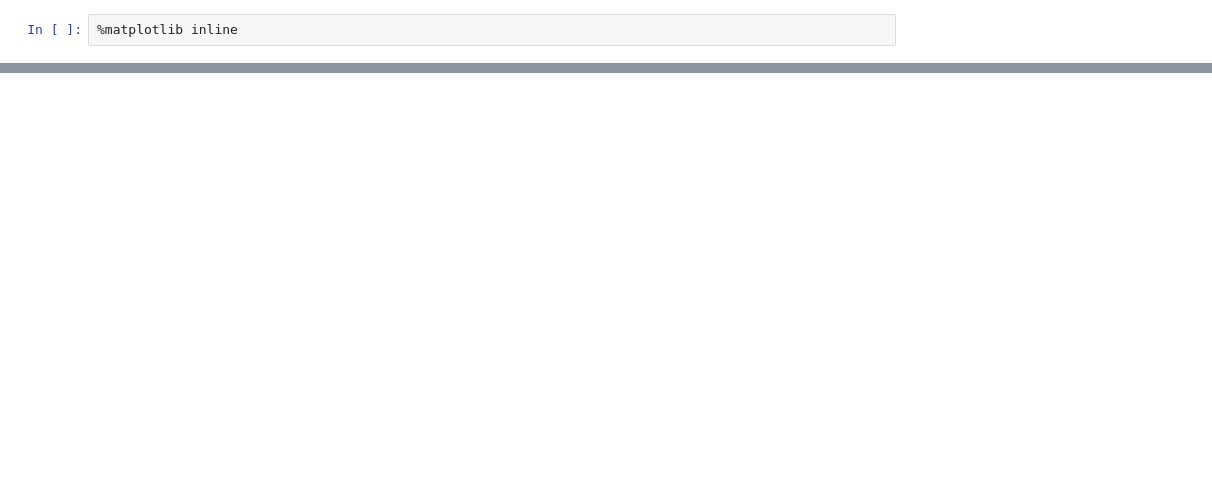
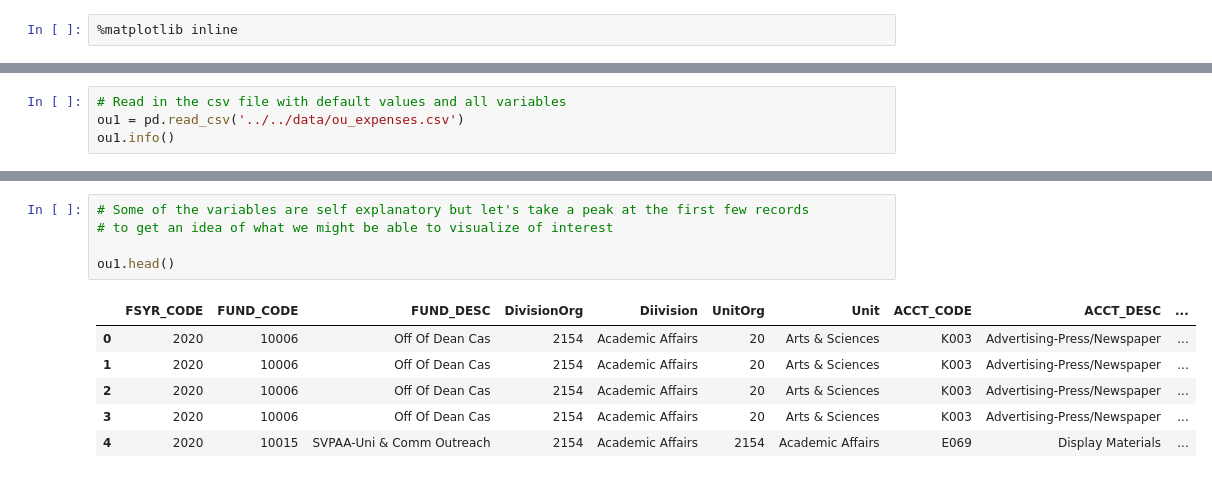
Before and after one commit to JulesU/data_viz, a Jupyter notebook: notebooks/input/mod5_dataviz.ipynb, the cells around one changed output, grey strips where cells are left out. Drawn from its saved outputs; the diff is of its cells as text; blank space fills up the shorter version.

```diff
--- a/notebooks/input/mod5_dataviz.ipynb
+++ b/notebooks/input/mod5_dataviz.ipynb
@@ -24,0 +316,4 @@ This is where work gets done.
+# %%
+# Read in the csv file with default values and all variables
+ou1 = pd.read_csv('../../data/ou_expenses.csv')
+ou1.info()
@@ -24,0 +338,12 @@ This is where work gets done.
+# %%
+# Some of the variables are self explanatory but let's take a peak at the first few records
+# to get an idea of what we might be able to visualize of interest
+
+ou1.head()
+# %% [output]
+|  | FSYR_CODE | FUND_CODE | FUND_DESC | DivisionOrg | Diivision | UnitOrg | Unit | ACCT_CODE | ACCT_DESC | ... |
+| 0 | 2020 | 10006 | Off Of Dean Cas | 2154 | Academic Affairs | 20 | Arts & Sciences | K003 | Advertising-Press/Newspaper | ... |
+| 1 | 2020 | 10006 | Off Of Dean Cas | 2154 | Academic Affairs | 20 | Arts & Sciences | K003 | Advertising-Press/Newspaper | ... |
+| 2 | 2020 | 10006 | Off Of Dean Cas | 2154 | Academic Affairs | 20 | Arts & Sciences | K003 | Advertising-Press/Newspaper | ... |
+| 3 | 2020 | 10006 | Off Of Dean Cas | 2154 | Academic Affairs | 20 | Arts & Sciences | K003 | Advertising-Press/Newspaper | ... |
+| 4 | 2020 | 10015 | SVPAA-Uni & Comm Outreach | 2154 | Academic Affairs | 2154 | Academic Affairs | E069 | Display Materials | ... |
```
Also changed, not shown: parts of 49 cells of this notebook, 1 other file.
